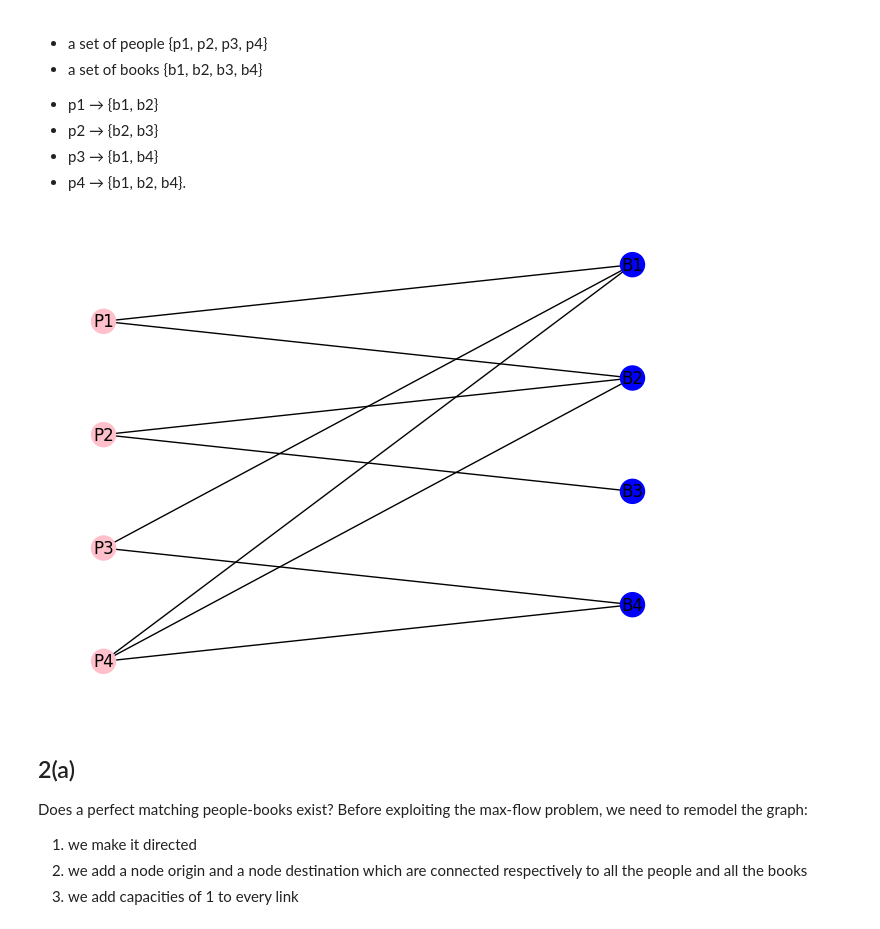
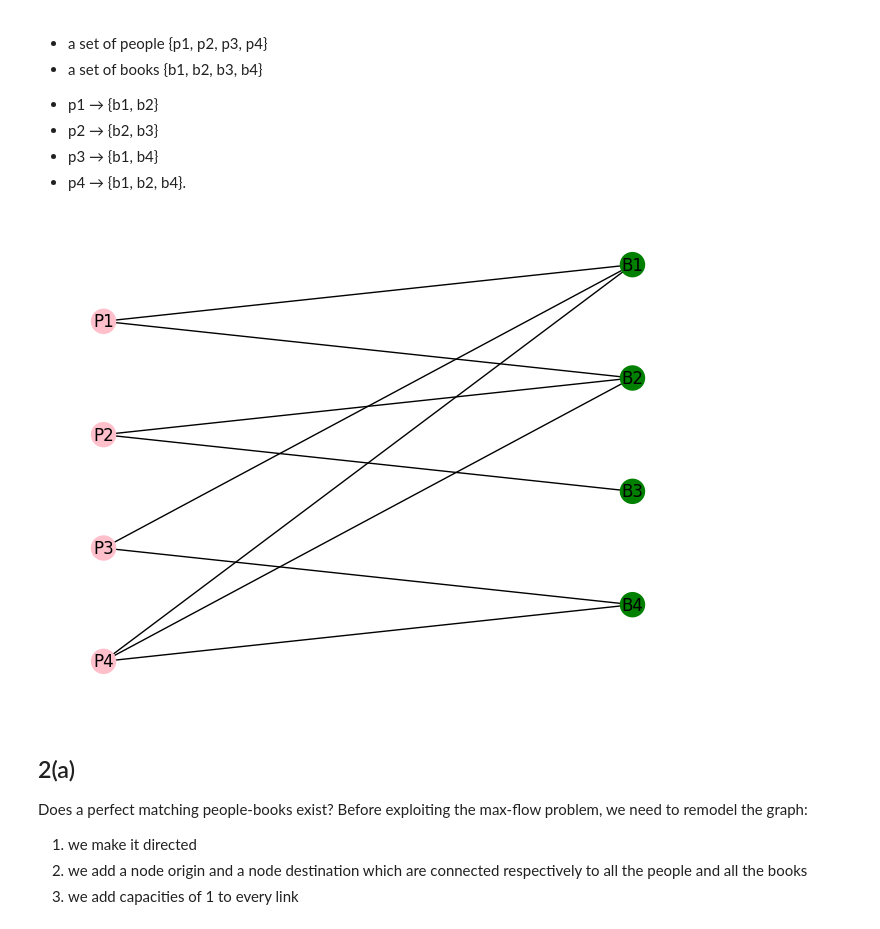
Before and after one commit to alecasel/Network-Dynamics-And-Learning, a Jupyter notebook: h1/Homework1.ipynb, the cells around one changed output. Saved outputs shown, nothing was run; the diff lists cells and outputs as text; code cells hidden in the pictures.

```diff
--- a/h1/Homework1.ipynb
+++ b/h1/Homework1.ipynb
@@ -200,19 +200,19 @@ plt.show()
 # %%
 G = nx.Graph()
 G.add_edges_from([('P1','B1'),('P1','B2'),('P2','B2'),('P2','B3'), ('P3', 'B1'),
                   ('P3', 'B4'), ('P4', 'B1'), ('P4', 'B2'), ('P4', 'B4')])
 
-color_map = ['pink' if 'P' in node else 'blue' for node in G]
+color_map = ['pink' if 'P' in node else 'green' for node in G]
 pos = {'P1':[0,4], 'P2':[0,2], 'P3':[0,0], 'P4':[0,-2], 'B1':[2,5], 'B2': [2, 3],
        'B3': [2, 1], 'B4': [2, -1]}
 
 nx.draw(G, pos, node_color=color_map, with_labels=True)
 
 simple_graph = G.copy()
 simple_pos = pos.copy()
 simple_colormap = color_map.copy()
 # %% [output]
-[figure, old version]
+[figure, new version]
 # %% [markdown]
 ## 2(a)
 Does a perfect matching people-books exist?
```
Also changed, not shown: parts of 6 cells of this notebook.
